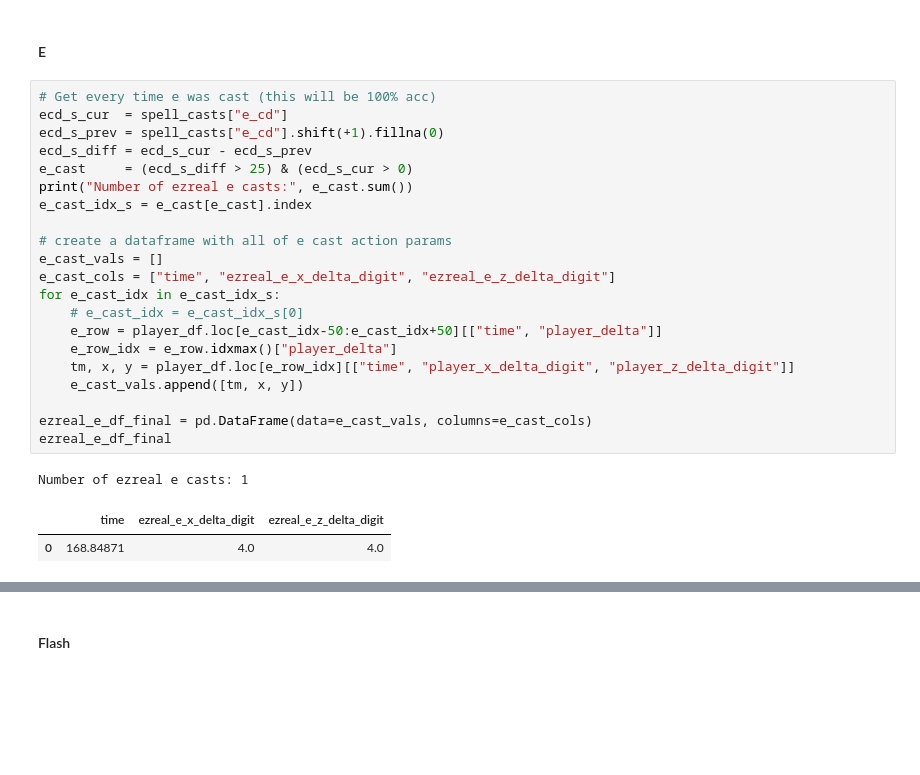
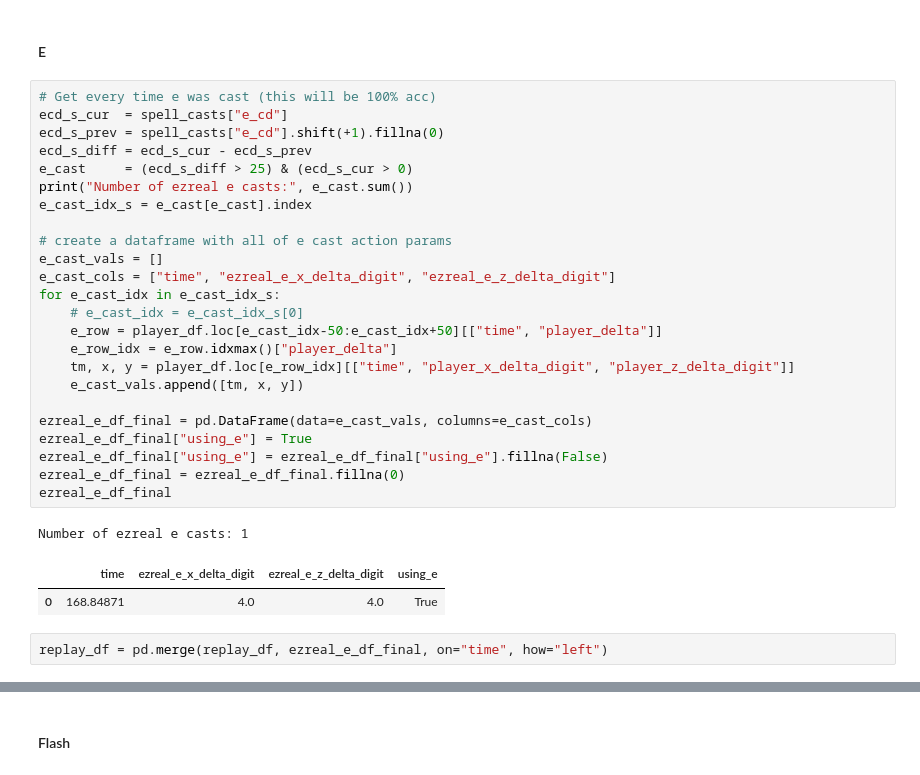
Before and after one commit to MiscellaneousStuff/tlol-analysis, a Jupyter notebook: obs_act_spec_clean.ipynb, the cells around one changed output, grey strips where cells are left out. Drawn from its saved outputs; the diff is of its cells as text; blank space fills up the shorter version.

```diff
--- a/obs_act_spec_clean.ipynb
+++ b/obs_act_spec_clean.ipynb
@@ -429,25 +523,30 @@ ezreal_w_df_final
 # %%
 # Get every time e was cast (this will be 100% acc)
 ecd_s_cur  = spell_casts["e_cd"]
 ecd_s_prev = spell_casts["e_cd"].shift(+1).fillna(0)
 ecd_s_diff = ecd_s_cur - ecd_s_prev
 e_cast     = (ecd_s_diff > 25) & (ecd_s_cur > 0)
 print("Number of ezreal e casts:", e_cast.sum())
 e_cast_idx_s = e_cast[e_cast].index
 
 # create a dataframe with all of e cast action params
 e_cast_vals = []
 e_cast_cols = ["time", "ezreal_e_x_delta_digit", "ezreal_e_z_delta_digit"]
 for e_cast_idx in e_cast_idx_s:
     # e_cast_idx = e_cast_idx_s[0]
     e_row = player_df.loc[e_cast_idx-50:e_cast_idx+50][["time", "player_delta"]]
     e_row_idx = e_row.idxmax()["player_delta"]
     tm, x, y = player_df.loc[e_row_idx][["time", "player_x_delta_digit", "player_z_delta_digit"]]
     e_cast_vals.append([tm, x, y])
 
 ezreal_e_df_final = pd.DataFrame(data=e_cast_vals, columns=e_cast_cols)
+ezreal_e_df_final["using_e"] = True
+ezreal_e_df_final["using_e"] = ezreal_e_df_final["using_e"].fillna(False)
+ezreal_e_df_final = ezreal_e_df_final.fillna(0)
 ezreal_e_df_final
 # %% [output]
 Number of ezreal e casts: 1
-|  | time | ezreal_e_x_delta_digit | ezreal_e_z_delta_digit |
-| 0 | 168.84871 | 4.0 | 4.0 |
+|  | time | ezreal_e_x_delta_digit | ezreal_e_z_delta_digit | using_e |
+| 0 | 168.84871 | 4.0 | 4.0 | True |
+# %%
+replay_df = pd.merge(replay_df, ezreal_e_df_final, on="time", how="left")
```
Also changed, not shown: parts of 23 cells of this notebook.
